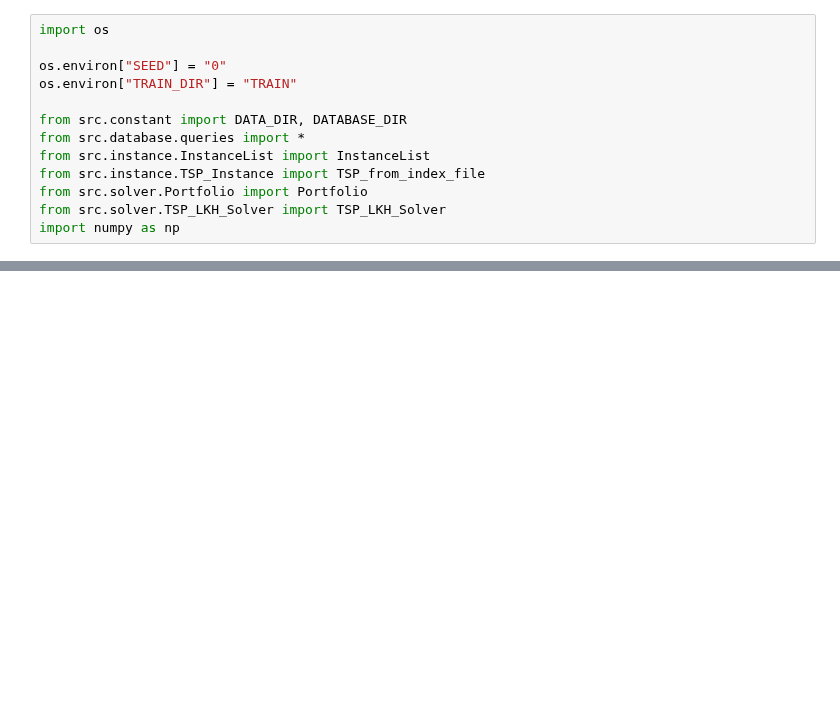
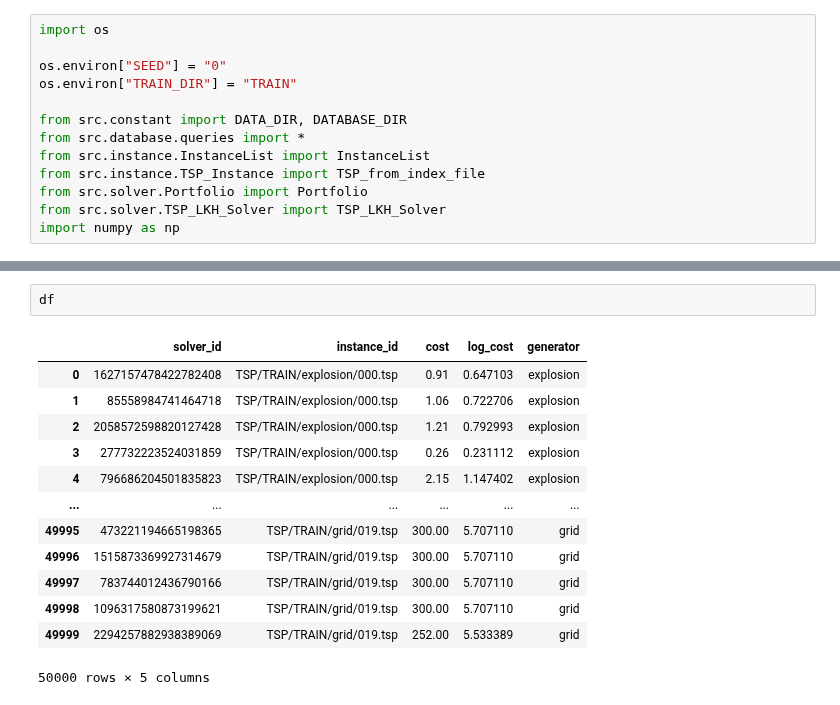
Before and after one commit to zakrzewow/raw-algorithm-portfolios, a Jupyter notebook: test.ipynb, the cells around one changed output, grey strips where cells are left out. Cells and saved outputs as stored; diff of their text form; blank space fills up the shorter version.

```diff
--- a/test.ipynb
+++ b/test.ipynb
@@ -67,0 +94,16 @@ Name: cost, dtype: float64
+# %%
+df
+# %% [output]
+|  | solver_id | instance_id | cost | log_cost | generator |
+| 0 | 1627157478422782408 | TSP/TRAIN/explosion/000.tsp | 0.91 | 0.647103 | explosion |
+| 1 | 85558984741464718 | TSP/TRAIN/explosion/000.tsp | 1.06 | 0.722706 | explosion |
+| 2 | 2058572598820127428 | TSP/TRAIN/explosion/000.tsp | 1.21 | 0.792993 | explosion |
+| 3 | 277732223524031859 | TSP/TRAIN/explosion/000.tsp | 0.26 | 0.231112 | explosion |
+| 4 | 796686204501835823 | TSP/TRAIN/explosion/000.tsp | 2.15 | 1.147402 | explosion |
+| ... | ... | ... | ... | ... | ... |
+| 49995 | 473221194665198365 | TSP/TRAIN/grid/019.tsp | 300.00 | 5.707110 | grid |
+| 49996 | 1515873369927314679 | TSP/TRAIN/grid/019.tsp | 300.00 | 5.707110 | grid |
+| 49997 | 783744012436790166 | TSP/TRAIN/grid/019.tsp | 300.00 | 5.707110 | grid |
+| 49998 | 1096317580873199621 | TSP/TRAIN/grid/019.tsp | 300.00 | 5.707110 | grid |
+| 49999 | 2294257882938389069 | TSP/TRAIN/grid/019.tsp | 252.00 | 5.533389 | grid |
+50000 rows × 5 columns
```
Also changed, not shown: parts of 8 cells of this notebook, 2 other files.
